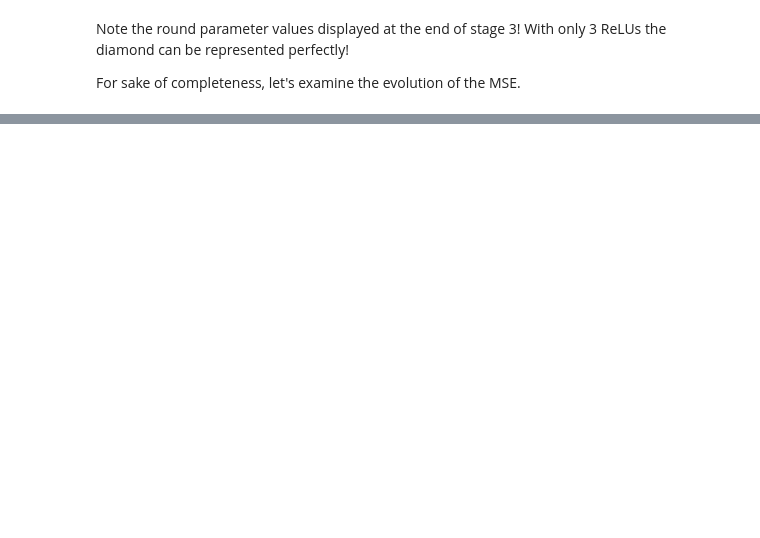
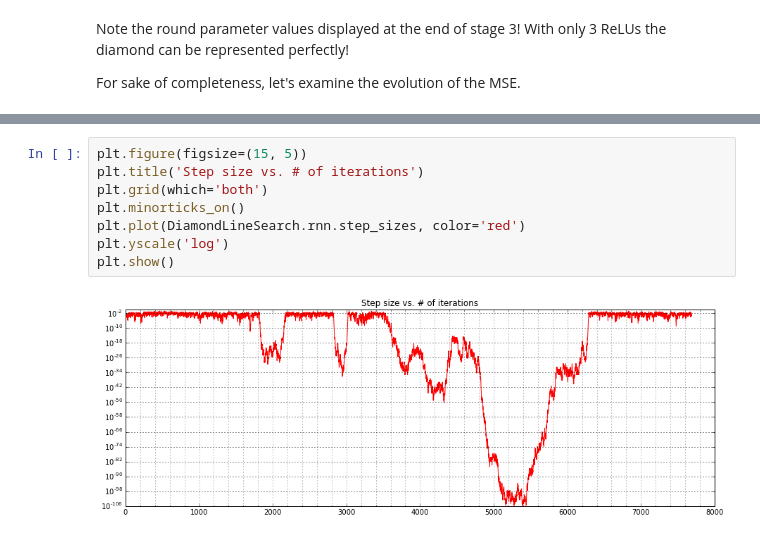
Before and after one commit to vadaszd/rsptime-simu, a Jupyter notebook: ReLU 02 - Improve optimization.ipynb, the cells around one changed output, grey strips where cells are left out. Drawn from its saved outputs; the diff is of its cells as text; blank space fills up the shorter version.

```diff
--- a/ReLU 02 - Improve optimization.ipynb
+++ b/ReLU 02 - Improve optimization.ipynb
@@ -987,0 +1276,10 @@ In the last 500 iterations the parameter-vector drifts away from the optimum. Il
+# %%
+plt.figure(figsize=(15, 5))
+plt.title('Step size vs. # of iterations')
+plt.grid(which='both')
+plt.minorticks_on()
+plt.plot(DiamondLineSearch.rnn.step_sizes, color='red')
+plt.yscale('log')
+plt.show()
+# %% [output]
+[figure, added]
```
Also changed, not shown: parts of 21 cells of this notebook, 1 other file.
